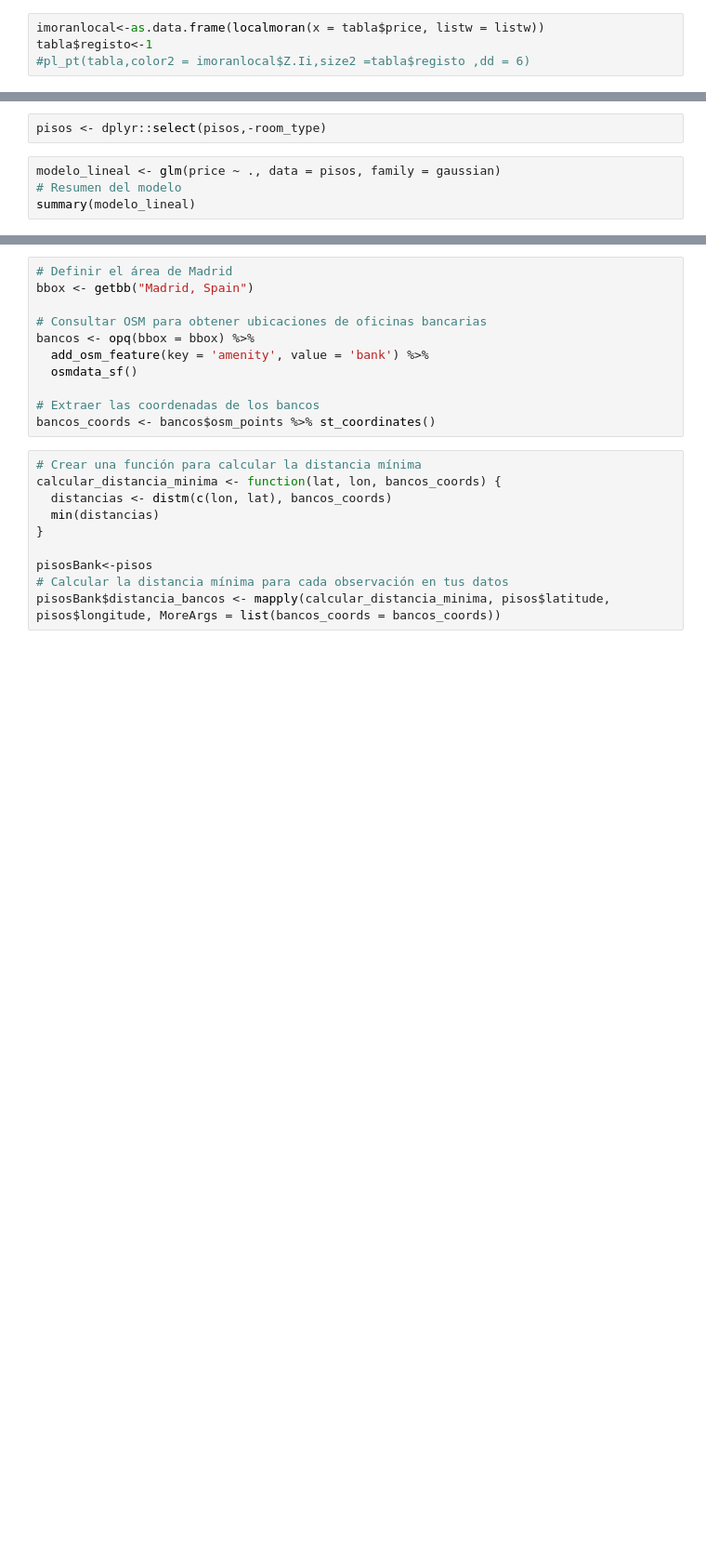
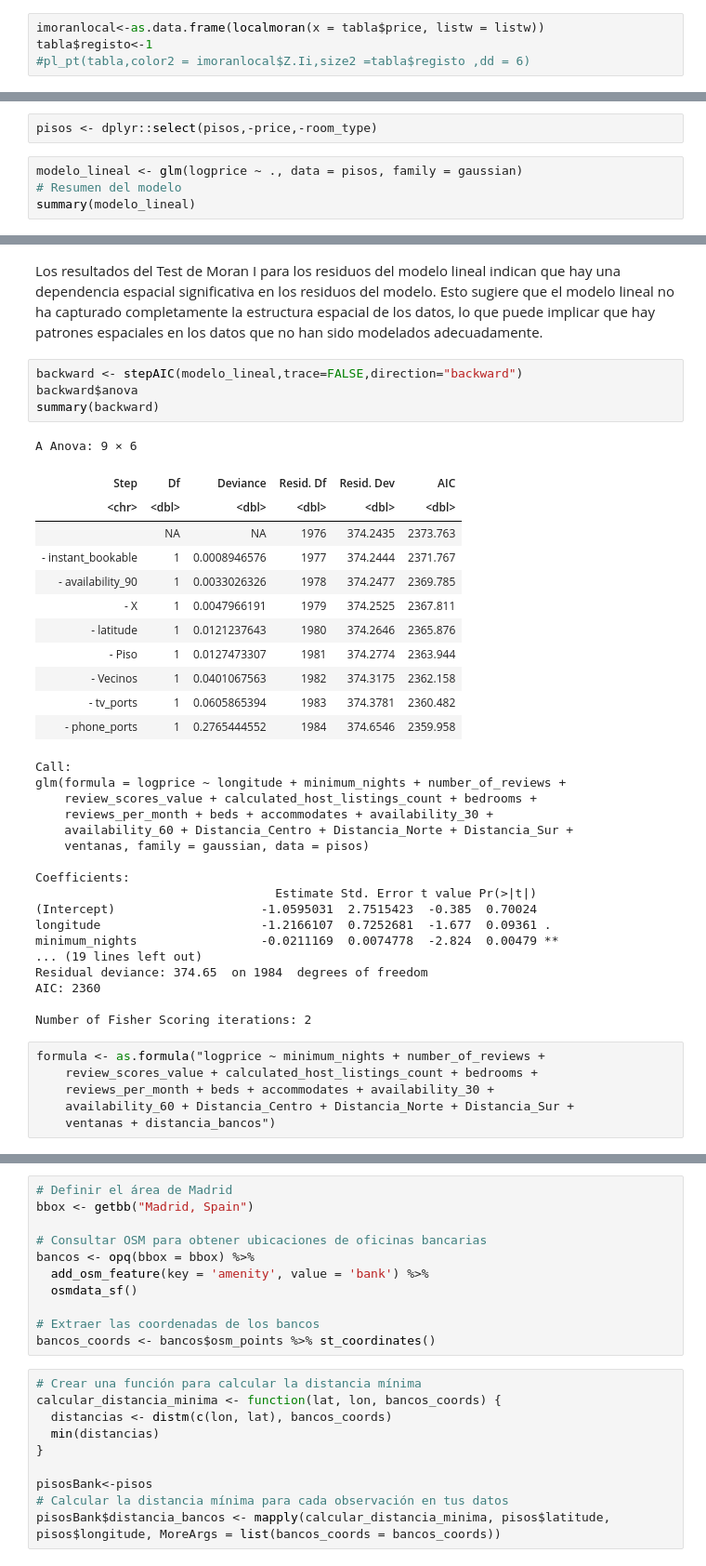
Before and after one commit to cesargar1507/DatasetsUB, a Jupyter notebook: M5_AI3_GarciaCesar.ipynb, the cells around one changed output, grey strips where cells are left out. Shown at 93% size. Drawn from its saved outputs; the diff is of its cells as text; blank space fills up the shorter version.

```diff
--- a/M5_AI3_GarciaCesar.ipynb
+++ b/M5_AI3_GarciaCesar.ipynb
@@ -53,6 +147,6 @@ tabla$registo<-1
 # %%
-pisos <- dplyr::select(pisos,-room_type)
+pisos <- dplyr::select(pisos,-price,-room_type)
 # %%
-modelo_lineal <- glm(price ~ ., data = pisos, family = gaussian)
+modelo_lineal <- glm(logprice ~ ., data = pisos, family = gaussian)
 # Resumen del modelo
 summary(modelo_lineal)
@@ -61,0 +186,42 @@ moran.plot(x=modelo_lineal$residuals, listw = listw)
+# %% [markdown]
+Los resultados del Test de Moran I para los residuos del modelo lineal indican que hay una dependencia espacial significativa en los residuos del modelo. Esto sugiere que el modelo lineal no ha capturado completamente la estructura espacial de los datos, lo que puede implicar que hay patrones espaciales en los datos que no han sido modelados adecuadamente.
+# %%
+backward <- stepAIC(modelo_lineal,trace=FALSE,direction="backward")
+backward$anova
+summary(backward)
+# %% [output]
+A Anova: 9 × 6
+| Step | Df | Deviance | Resid. Df | Resid. Dev | AIC |
+| <chr> | <dbl> | <dbl> | <dbl> | <dbl> | <dbl> |
+|  | NA | NA | 1976 | 374.2435 | 2373.763 |
+| - instant_bookable | 1 | 0.0008946576 | 1977 | 374.2444 | 2371.767 |
+| - availability_90 | 1 | 0.0033026326 | 1978 | 374.2477 | 2369.785 |
+| - X | 1 | 0.0047966191 | 1979 | 374.2525 | 2367.811 |
+| - latitude | 1 | 0.0121237643 | 1980 | 374.2646 | 2365.876 |
+| - Piso | 1 | 0.0127473307 | 1981 | 374.2774 | 2363.944 |
+| - Vecinos | 1 | 0.0401067563 | 1982 | 374.3175 | 2362.158 |
+| - tv_ports | 1 | 0.0605865394 | 1983 | 374.3781 | 2360.482 |
+| - phone_ports | 1 | 0.2765444552 | 1984 | 374.6546 | 2359.958 |
+Call:
+glm(formula = logprice ~ longitude + minimum_nights + number_of_reviews +
+    review_scores_value + calculated_host_listings_count + bedrooms +
+    reviews_per_month + beds + accommodates + availability_30 +
+    availability_60 + Distancia_Centro + Distancia_Norte + Distancia_Sur +
+    ventanas, family = gaussian, data = pisos)
+
+Coefficients:
+                                 Estimate Std. Error t value Pr(>|t|)
+(Intercept)                    -1.0595031  2.7515423  -0.385  0.70024
+longitude                      -1.2166107  0.7252681  -1.677  0.09361 .
+minimum_nights                 -0.0211169  0.0074778  -2.824  0.00479 **
+... (19 lines left out)
+Residual deviance: 374.65  on 1984  degrees of freedom
+AIC: 2360
+
+Number of Fisher Scoring iterations: 2
+# %%
+formula <- as.formula("logprice ~ minimum_nights + number_of_reviews +
+    review_scores_value + calculated_host_listings_count + bedrooms +
+    reviews_per_month + beds + accommodates + availability_30 +
+    availability_60 + Distancia_Centro + Distancia_Norte + Distancia_Sur +
+    ventanas + distancia_bancos")
```
Also changed, not shown: parts of 25 cells of this notebook.
